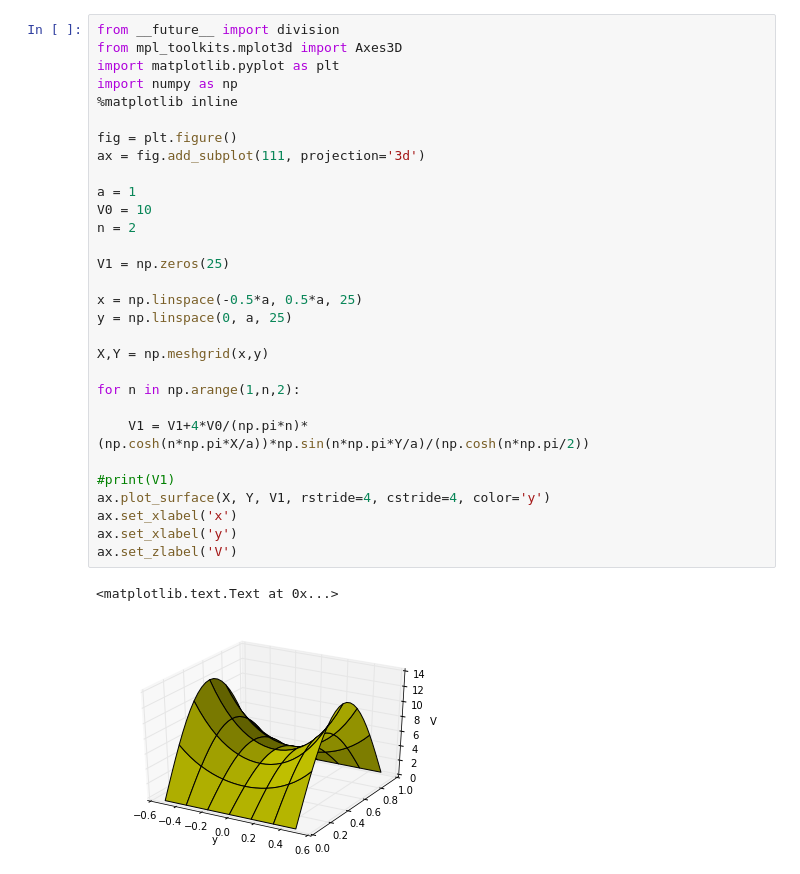
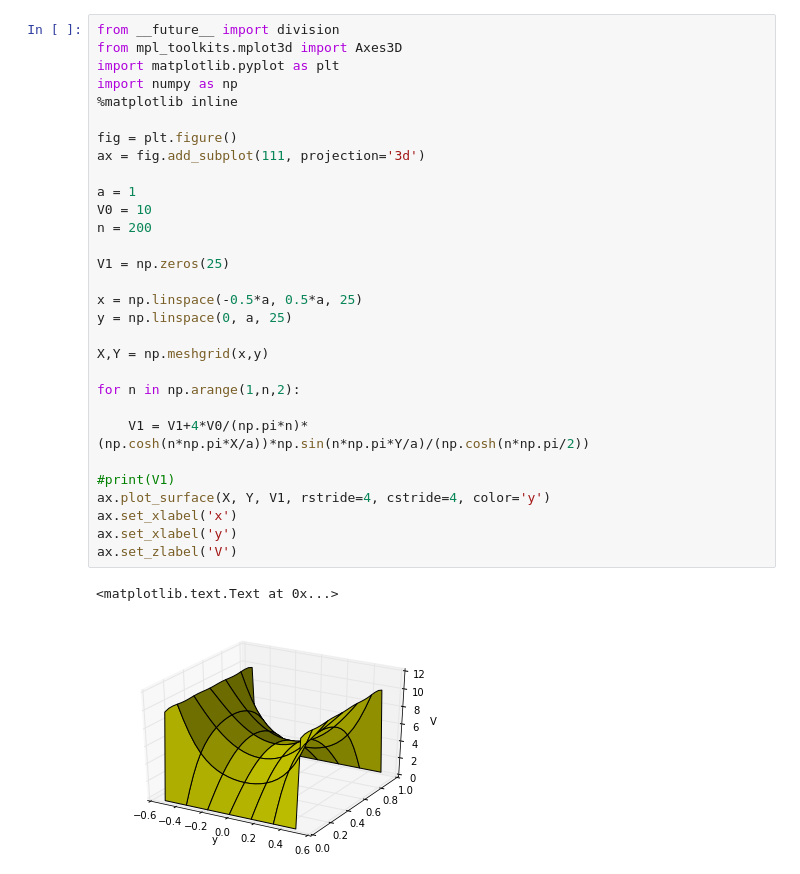
Before and after one commit to dannycab/phy481msu, a Jupyter notebook: jupyter/Demo-VisualizePotentialLaplace.ipynb, the cells around one changed output. Drawn from its saved outputs; the diff is of its cells as text.

```diff
--- a/jupyter/Demo-VisualizePotentialLaplace.ipynb
+++ b/jupyter/Demo-VisualizePotentialLaplace.ipynb
@@ -2,32 +2,32 @@
 from __future__ import division
 from mpl_toolkits.mplot3d import Axes3D
 import matplotlib.pyplot as plt
 import numpy as np
 %matplotlib inline
 
 fig = plt.figure()
 ax = fig.add_subplot(111, projection='3d')
 
 a = 1
 V0 = 10
-n = 2
+n = 200
 
 V1 = np.zeros(25)
 
 x = np.linspace(-0.5*a, 0.5*a, 25)
 y = np.linspace(0, a, 25)
 
 X,Y = np.meshgrid(x,y)
 
 for n in np.arange(1,n,2):
 
     V1 = V1+4*V0/(np.pi*n)*(np.cosh(n*np.pi*X/a))*np.sin(n*np.pi*Y/a)/(np.cosh(n*np.pi/2))
 
 #print(V1)
 ax.plot_surface(X, Y, V1, rstride=4, cstride=4, color='y')
 ax.set_xlabel('x')
 ax.set_xlabel('y')
 ax.set_zlabel('V')
 # %% [output]
 <matplotlib.text.Text at 0x...>
-[figure, old version]
+[figure, new version]
```
Also changed, not shown: 5 other files.
